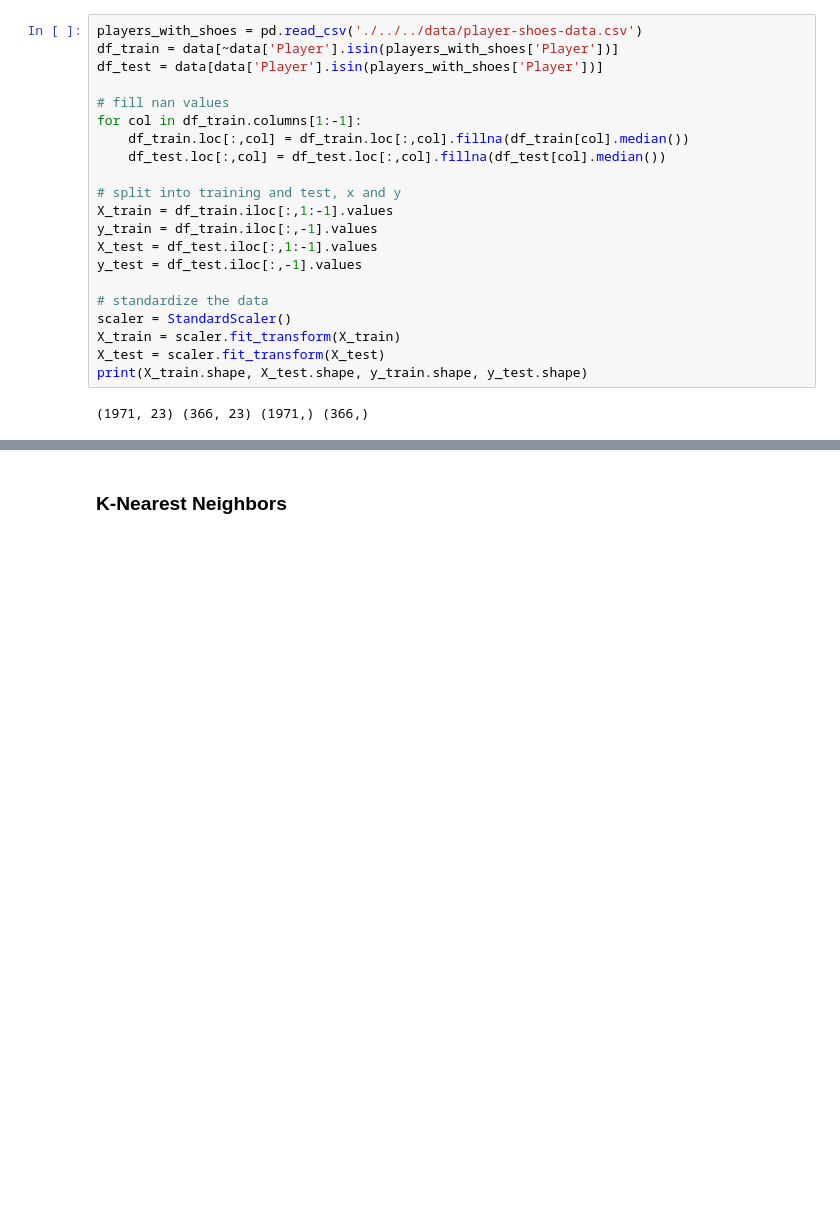
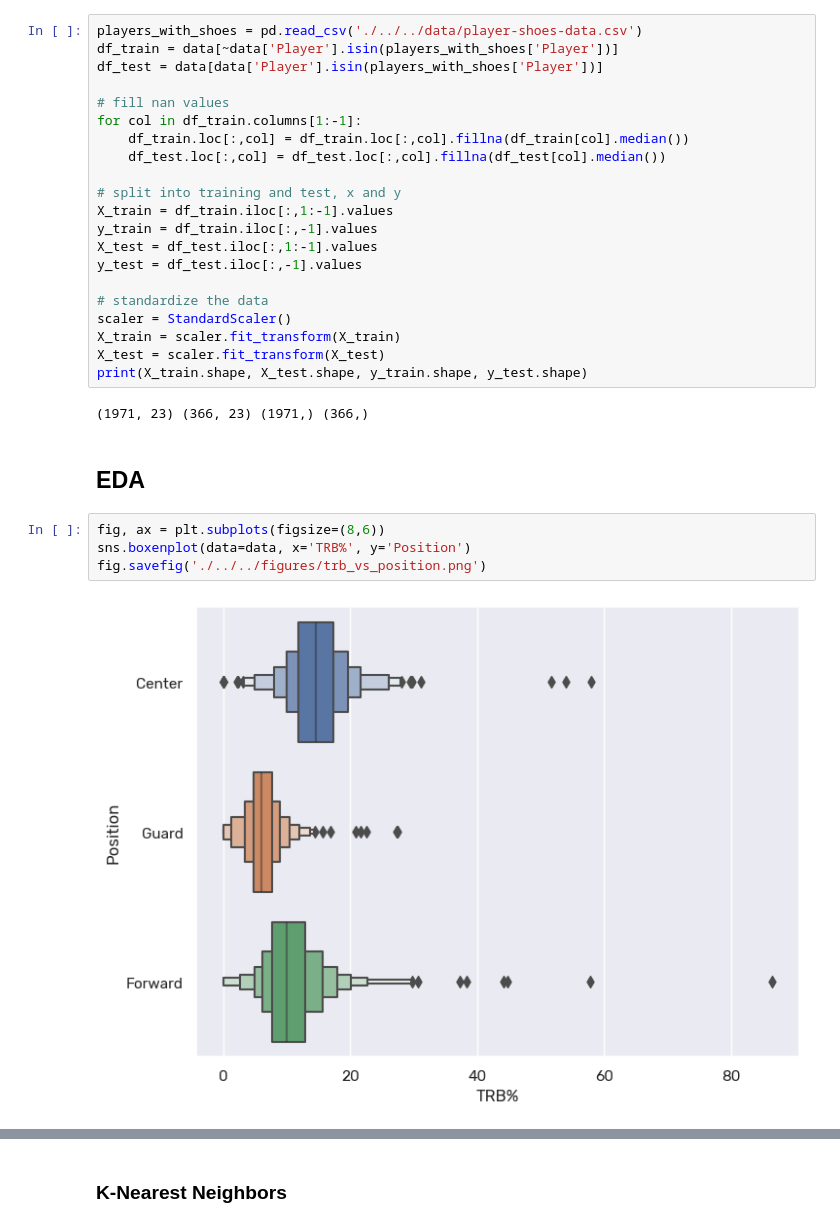
Before and after one commit to sejaldua/baller-shoes, a Jupyter notebook: notebooks/experiment2/predict-positions.ipynb, the cells around one changed output, grey strips where cells are left out. Saved outputs shown, nothing was run; the diff lists cells and outputs as text; blank space fills up the shorter version.

```diff
--- a/notebooks/experiment2/predict-positions.ipynb
+++ b/notebooks/experiment2/predict-positions.ipynb
@@ -71,3 +75,11 @@ X_test = scaler.fit_transform(X_test)
 print(X_train.shape, X_test.shape, y_train.shape, y_test.shape)
 # %% [output]
 (1971, 23) (366, 23) (1971,) (366,)
+# %% [markdown]
+## EDA
+# %%
+fig, ax = plt.subplots(figsize=(8,6))
+sns.boxenplot(data=data, x='TRB%', y='Position')
+fig.savefig('./../../figures/trb_vs_position.png')
+# %% [output]
+[figure, added]
```
Also changed, not shown: parts of 11 cells of this notebook, 10 other files.
